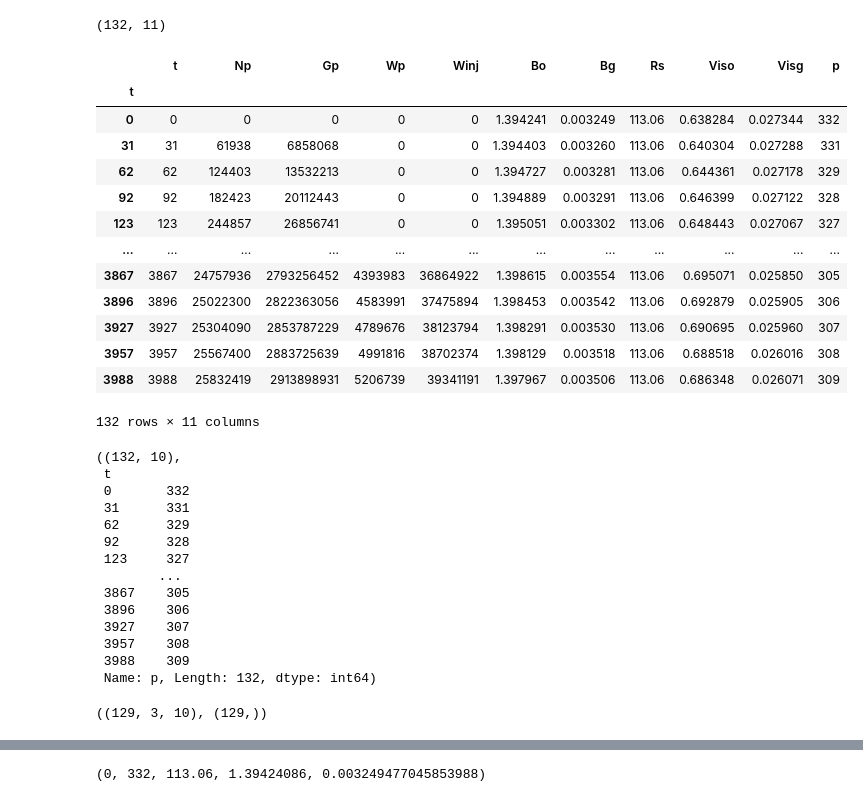
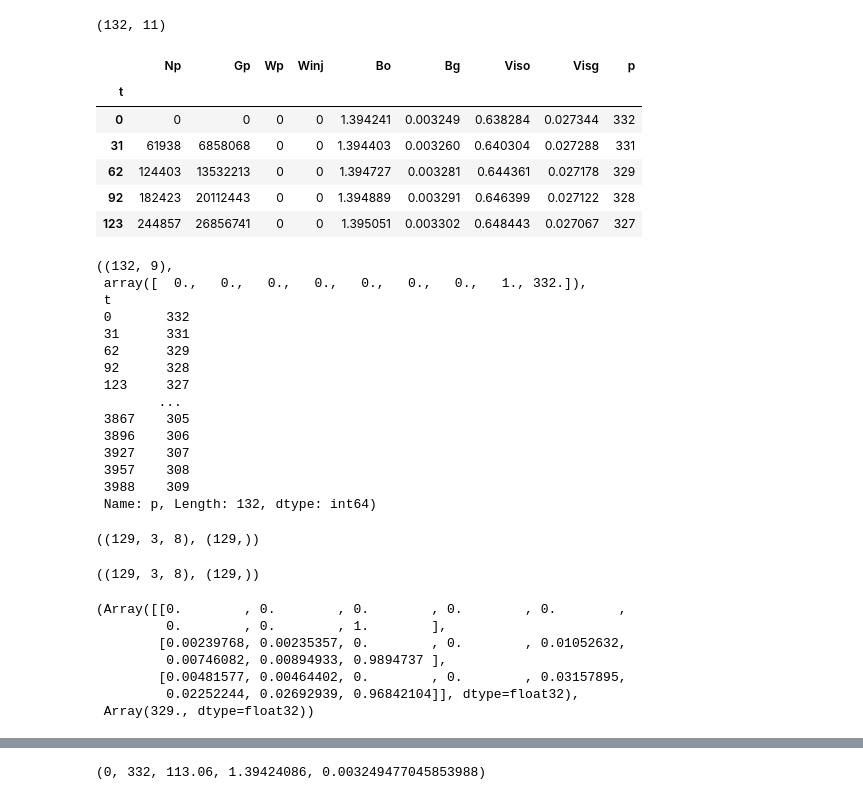
Before and after one commit to marcelogarret/projeto_mestrado, a Jupyter notebook: LSTM_garret_JAX_PINN.ipynb, the cells around one changed output, grey strips where cells are left out. Cells and saved outputs as stored; diff of their text form; code cells hidden in the pictures.

```diff
--- a/LSTM_garret_JAX_PINN.ipynb
+++ b/LSTM_garret_JAX_PINN.ipynb
@@ -52,45 +52,39 @@ df.shape
 (132, 11)
 # %%
 df.index = df['t']
-# df.drop('t', axis=1, inplace=True)
-df
+df2 = df.copy()
+df2.drop('t', axis=1, inplace=True)
+df2.drop('Rs', axis=1, inplace=True)
+df2.head()
 # %% [output]
-|  | t | Np | Gp | Wp | Winj | Bo | Bg | Rs | Viso | Visg | p |
-| t |  |  |  |  |  |  |  |  |  |  |  |
-| 0 | 0 | 0 | 0 | 0 | 0 | 1.394241 | 0.003249 | 113.06 | 0.638284 | 0.027344 | 332 |
-| 31 | 31 | 61938 | 6858068 | 0 | 0 | 1.394403 | 0.003260 | 113.06 | 0.640304 | 0.027288 | 331 |
-| 62 | 62 | 124403 | 13532213 | 0 | 0 | 1.394727 | 0.003281 | 113.06 | 0.644361 | 0.027178 | 329 |
-| 92 | 92 | 182423 | 20112443 | 0 | 0 | 1.394889 | 0.003291 | 113.06 | 0.646399 | 0.027122 | 328 |
-| 123 | 123 | 244857 | 26856741 | 0 | 0 | 1.395051 | 0.003302 | 113.06 | 0.648443 | 0.027067 | 327 |
-| ... | ... | ... | ... | ... | ... | ... | ... | ... | ... | ... | ... |
-| 3867 | 3867 | 24757936 | 2793256452 | 4393983 | 36864922 | 1.398615 | 0.003554 | 113.06 | 0.695071 | 0.025850 | 305 |
-| 3896 | 3896 | 25022300 | 2822363056 | 4583991 | 37475894 | 1.398453 | 0.003542 | 113.06 | 0.692879 | 0.025905 | 306 |
-| 3927 | 3927 | 25304090 | 2853787229 | 4789676 | 38123794 | 1.398291 | 0.003530 | 113.06 | 0.690695 | 0.025960 | 307 |
-| 3957 | 3957 | 25567400 | 2883725639 | 4991816 | 38702374 | 1.398129 | 0.003518 | 113.06 | 0.688518 | 0.026016 | 308 |
-| 3988 | 3988 | 25832419 | 2913898931 | 5206739 | 39341191 | 1.397967 | 0.003506 | 113.06 | 0.686348 | 0.026071 | 309 |
+|  | Np | Gp | Wp | Winj | Bo | Bg | Viso | Visg | p |
+| t |  |  |  |  |  |  |  |  |  |
+| 0 | 0 | 0 | 0 | 0 | 1.394241 | 0.003249 | 0.638284 | 0.027344 | 332 |
+| 31 | 61938 | 6858068 | 0 | 0 | 1.394403 | 0.003260 | 0.640304 | 0.027288 | 331 |
+| 62 | 124403 | 13532213 | 0 | 0 | 1.394727 | 0.003281 | 0.644361 | 0.027178 | 329 |
+| 92 | 182423 | 20112443 | 0 | 0 | 1.394889 | 0.003291 | 0.646399 | 0.027122 | 328 |
+| 123 | 244857 | 26856741 | 0 | 0 | 1.395051 | 0.003302 | 0.648443 | 0.027067 | 327 |
-132 rows × 11 columns
 # %%
 from sklearn.preprocessing import MinMaxScaler, StandardScaler
 
-# Define sequence length and features
-window_size = 3  # Number of time steps in each sequence
-features_count = len(df.columns) - 1 # t não é considerado como característica
+# Separar as características e o rótulo
+features = df2.iloc[:, :-1]  # Todas as colunas exceto a última
+# features = df2.iloc[:, 1:-1]  # Todas as colunas menos a última e a primeira (t)
+labels = df2.iloc[:, -1]     # Última coluna
 
-# Separar as características (todas as colunas exceto a última) e o rótulo (última coluna)
-features = df.iloc[:, 1:-1]  # Todas as colunas menos a última e a primeira (t)
-labels = df.iloc[:, -1]     # Última coluna
-
-# Normalize as características
-scaler = StandardScaler()
+# Normalizar as características
+scaler = MinMaxScaler()
 scaled_features = scaler.fit_transform(features)
 
-# Combine as características normalizadas e a coluna de rótulos não normalizada
+# Combinar as características normalizadas e a coluna de rótulos não normalizada
 scaled_data = np.concatenate([scaled_features, labels.values.reshape(-1, 1)], axis=1)
-# scaled_data = df.to_numpy()
+# scaled_data = np.concatenate([features, labels.values.reshape(-1, 1)], axis=1)
+# scaled_data = df2.to_numpy()
 
-scaled_data.shape, labels
+scaled_data.shape, scaled_data[0], labels
 # %% [output]
-((132, 10),
+((132, 9),
+ array([  0.,   0.,   0.,   0.,   0.,   0.,   0.,   1., 332.]),
  t
  0       332
  31      331
@@ -116,8 +120,24 @@ for i in range(len(scaled_data) - window_size):
+# %%
+# Exemplo de acesso aos dados para window_size = 3
+datasets[3]['X'].shape, datasets[3]['y'].shape
+# %% [output]
+((129, 3, 8), (129,))
 # %%
-# Convert to jax numpy arrays
-X = jnp.array(X)
-y = jnp.array(y)
+window_size = 3
+
+X = datasets[window_size]['X']
+y = datasets[window_size]['y']
 X.shape, y.shape
 # %% [output]
-((129, 3, 10), (129,))
+((129, 3, 8), (129,))
+# %%
+X[0], y[0]
+# %% [output]
+(Array([[0.        , 0.        , 0.        , 0.        , 0.        ,
+         0.        , 0.        , 1.        ],
+        [0.00239768, 0.00235357, 0.        , 0.        , 0.01052632,
+         0.00746082, 0.00894933, 0.9894737 ],
+        [0.00481577, 0.00464402, 0.        , 0.        , 0.03157895,
+         0.02252244, 0.02692939, 0.96842104]], dtype=float32),
+ Array(329., dtype=float32))
 # %%
```
Also changed, not shown: parts of 30 cells of this notebook.
